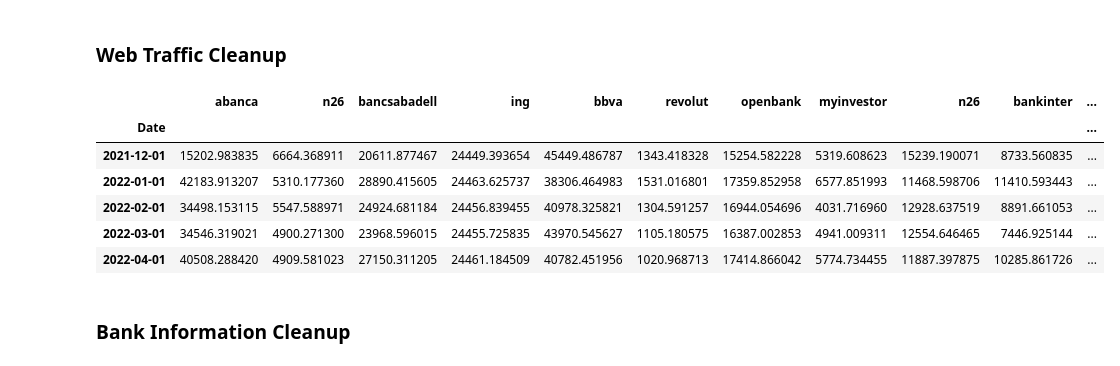
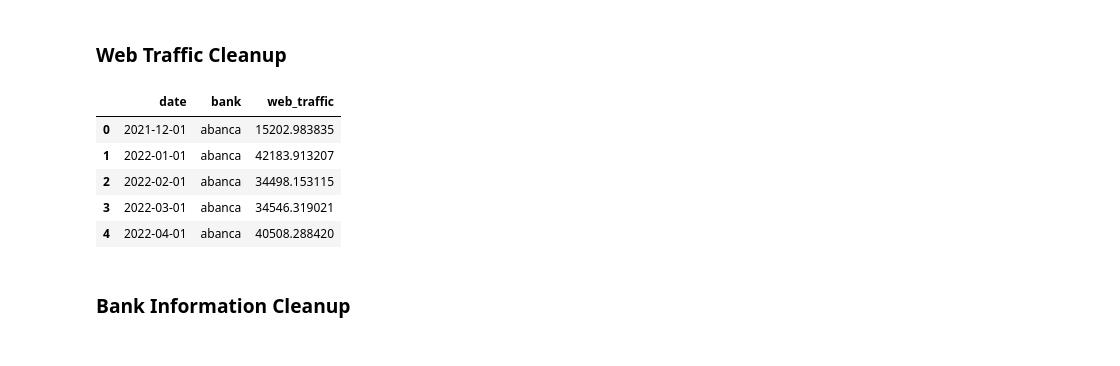
Before and after one commit to agbennett-bse/deloitte_digital_banking, a Jupyter notebook: deloitte_digital_banking/preprocessing.ipynb, the cells around one changed output. Drawn from its saved outputs; the diff is of its cells as text; code cells hidden in the pictures.

```diff
--- a/deloitte_digital_banking/preprocessing.ipynb
+++ b/deloitte_digital_banking/preprocessing.ipynb
@@ -15,32 +43,35 @@ final_cols = None
 # %%
 
 products_data = pd.read_excel('./data/Account Products.xlsx', sheet_name='web_traffic_accounts')
 products_data.Date = pd.to_datetime(products_data.Date)
 products_data.set_index('Date', inplace=True)
-
-final_cols = products_data.columns
 
 imputer = IterativeImputer(max_iter=10, random_state=0)
 imputed_data = imputer.fit_transform(products_data)
 imputed_data = pd.DataFrame(imputed_data, columns=products_data.columns, index=products_data.index)
 products_data = imputed_data.copy()
 
 # get bank name from columns
 products_data.columns = products_data.columns.str.split('.').str[0]
 
+final_cols = products_data.columns
 
 numerics = ['int16', 'int32', 'int64', 'float16', 'float32', 'float64']
 numeric_data = products_data.select_dtypes(include=numerics)
 num_cols_target = numeric_data.columns
 
+# melt the data so bank names are in a single column
+products_data = products_data.reset_index().melt(id_vars='Date', var_name='Bank', value_name='Web Traffic')
+
+products_data = kl.clean_column_names(products_data)
+
 products_data.head()
 # %% [output]
-|  | abanca | n26 | bancsabadell | ing | bbva | revolut | openbank | myinvestor | n26 | bankinter | ... |
-| Date |  |  |  |  |  |  |  |  |  |  | ... |
-| 2021-12-01 | 15202.983835 | 6664.368911 | 20611.877467 | 24449.393654 | 45449.486787 | 1343.418328 | 15254.582228 | 5319.608623 | 15239.190071 | 8733.560835 | ... |
-| 2022-01-01 | 42183.913207 | 5310.177360 | 28890.415605 | 24463.625737 | 38306.464983 | 1531.016801 | 17359.852958 | 6577.851993 | 11468.598706 | 11410.593443 | ... |
-| 2022-02-01 | 34498.153115 | 5547.588971 | 24924.681184 | 24456.839455 | 40978.325821 | 1304.591257 | 16944.054696 | 4031.716960 | 12928.637519 | 8891.661053 | ... |
-| 2022-03-01 | 34546.319021 | 4900.271300 | 23968.596015 | 24455.725835 | 43970.545627 | 1105.180575 | 16387.002853 | 4941.009311 | 12554.646465 | 7446.925144 | ... |
-| 2022-04-01 | 40508.288420 | 4909.581023 | 27150.311205 | 24461.184509 | 40782.451956 | 1020.968713 | 17414.866042 | 5774.734455 | 11887.397875 | 10285.861726 | ... |
+|  | date | bank | web_traffic |
+| 0 | 2021-12-01 | abanca | 15202.983835 |
+| 1 | 2022-01-01 | abanca | 42183.913207 |
+| 2 | 2022-02-01 | abanca | 34498.153115 |
+| 3 | 2022-03-01 | abanca | 34546.319021 |
+| 4 | 2022-04-01 | abanca | 40508.288420 |
 # %% [markdown]
 ### Bank Information Cleanup
```
Also changed, not shown: parts of 28 cells of this notebook, 5 other files.
